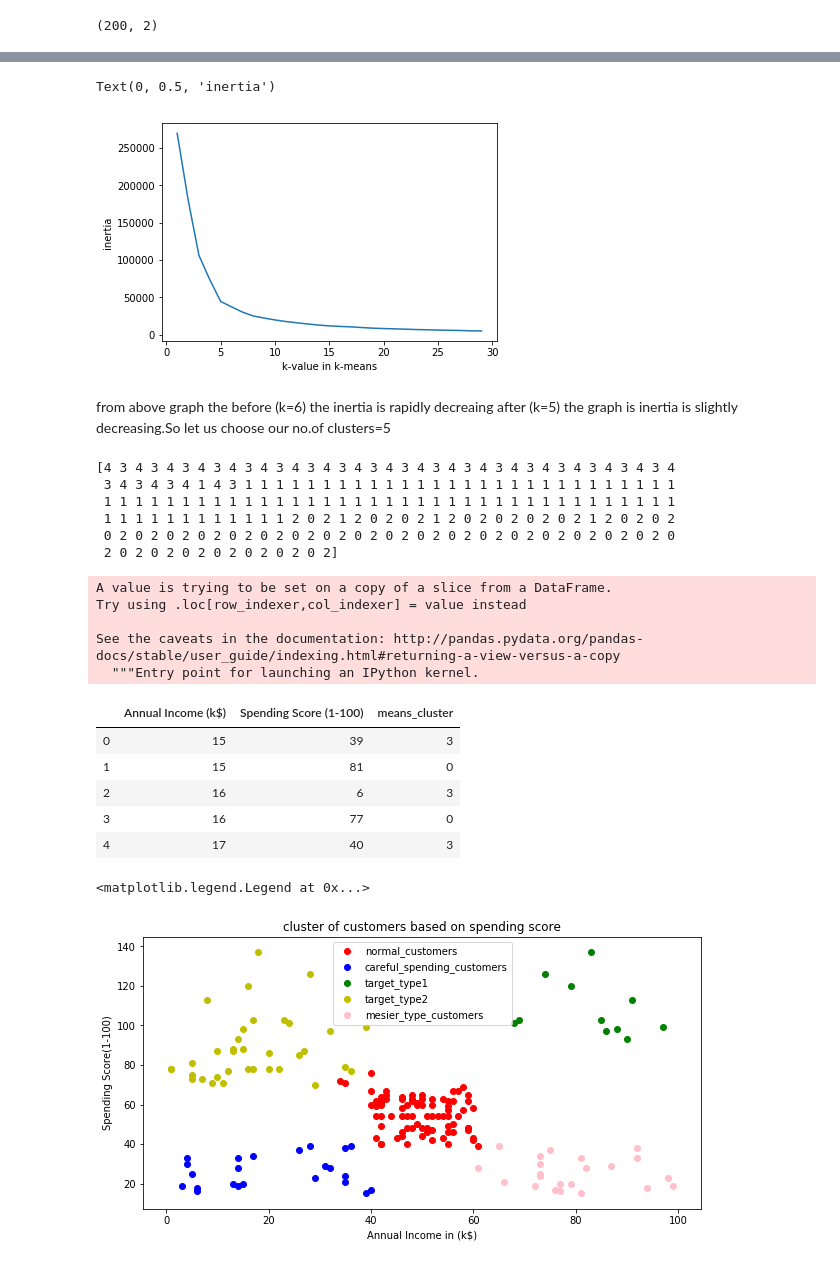
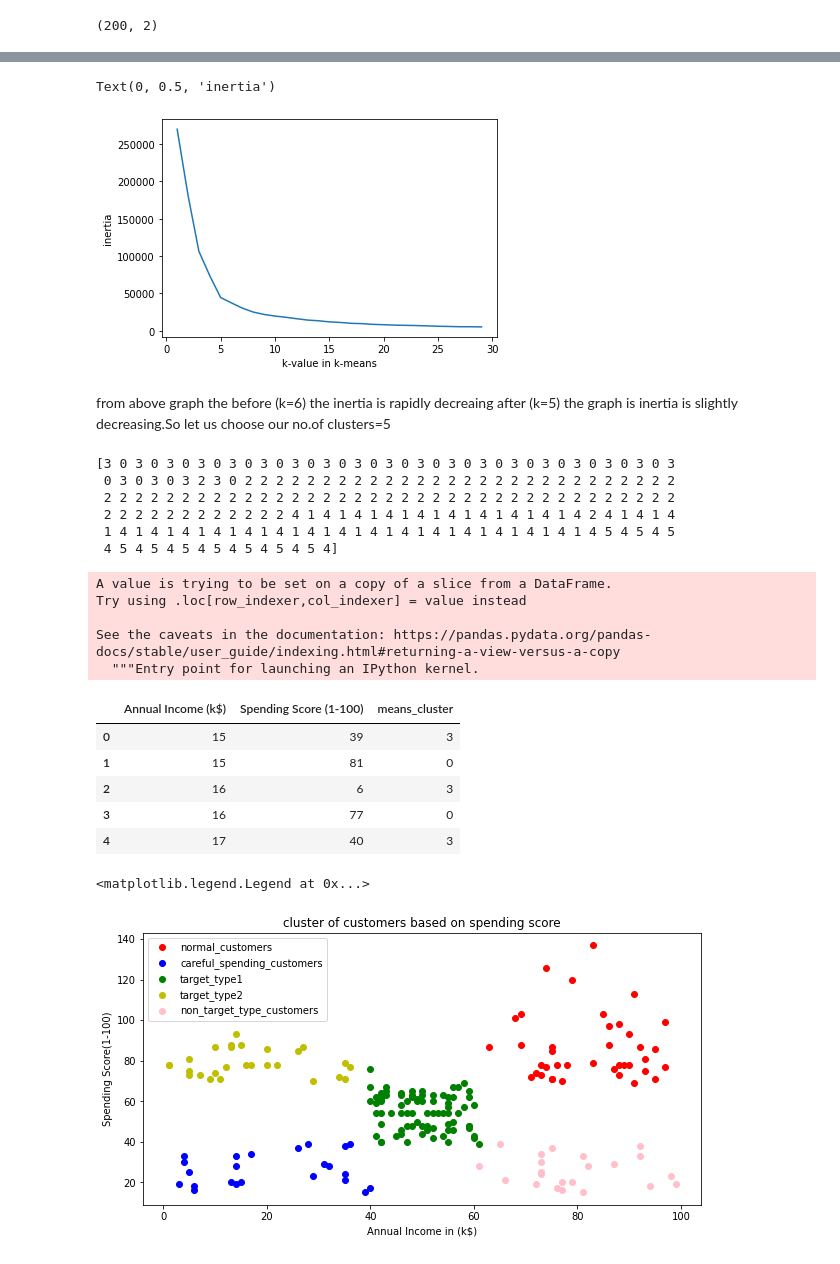
Before and after one commit to varunreddy1268/Customer_Segmentation, a Jupyter notebook: mall-customers-clustering-analysis.ipynb, the cells around one changed output, grey strips where cells are left out. Cells and saved outputs as stored; diff of their text form; code cells hidden in the pictures.

```diff
--- a/mall-customers-clustering-analysis.ipynb
+++ b/mall-customers-clustering-analysis.ipynb
@@ -11,7 +11,7 @@ import seaborn as sns
 **Reading the Dataset**
 # %%
 # importing the dataset
-data1= pd.read_csv('../input/Mall_Customers.csv')
+data1= pd.read_csv('/content/Mall_Customers.csv')
 data1.head()
 # %% [output]
 |  | CustomerID | Gender | Age | Annual Income (k$) | Spending Score (1-100) |
@@ -179,20 +183,20 @@ plt.xlabel('k-value in k-means')
 plt.ylabel('inertia')
 # %% [output]
 Text(0, 0.5, 'inertia')
-[figure, old version]
+[figure, new version]
 # %% [markdown]
 from above graph the before (k=6) the inertia is rapidly decreaing after (k=5) the graph is inertia is slightly decreasing.So let us choose our no.of clusters=5
 # %%
 km = KMeans(n_clusters = 6, init = 'k-means++', max_iter = 300, n_init = 1)
 pred = km.fit_predict(x_data)
-print(y_means)
+print(pred)
 # %% [output]
-[4 3 4 3 4 3 4 3 4 3 4 3 4 3 4 3 4 3 4 3 4 3 4 3 4 3 4 3 4 3 4 3 4 3 4 3 4
- 3 4 3 4 3 4 1 4 3 1 1 1 1 1 1 1 1 1 1 1 1 1 1 1 1 1 1 1 1 1 1 1 1 1 1 1 1
- 1 1 1 1 1 1 1 1 1 1 1 1 1 1 1 1 1 1 1 1 1 1 1 1 1 1 1 1 1 1 1 1 1 1 1 1 1
- 1 1 1 1 1 1 1 1 1 1 1 1 2 0 2 1 2 0 2 0 2 1 2 0 2 0 2 0 2 0 2 1 2 0 2 0 2
- 0 2 0 2 0 2 0 2 0 2 0 2 0 2 0 2 0 2 0 2 0 2 0 2 0 2 0 2 0 2 0 2 0 2 0 2 0
- 2 0 2 0 2 0 2 0 2 0 2 0 2 0 2]
+[3 0 3 0 3 0 3 0 3 0 3 0 3 0 3 0 3 0 3 0 3 0 3 0 3 0 3 0 3 0 3 0 3 0 3 0 3
+ 0 3 0 3 0 3 2 3 0 2 2 2 2 2 2 2 2 2 2 2 2 2 2 2 2 2 2 2 2 2 2 2 2 2 2 2 2
+ 2 2 2 2 2 2 2 2 2 2 2 2 2 2 2 2 2 2 2 2 2 2 2 2 2 2 2 2 2 2 2 2 2 2 2 2 2
+ 2 2 2 2 2 2 2 2 2 2 2 2 4 1 4 1 4 1 4 1 4 1 4 1 4 1 4 1 4 1 4 2 4 1 4 1 4
+ 1 4 1 4 1 4 1 4 1 4 1 4 1 4 1 4 1 4 1 4 1 4 1 4 1 4 1 4 1 4 1 4 5 4 5 4 5
+ 4 5 4 5 4 5 4 5 4 5 4 5 4 5 4]
 # %%
 x_data['means_cluster']=pred
 x_data.head()
@@ -200,7 +204,7 @@ x_data.head()
 A value is trying to be set on a copy of a slice from a DataFrame.
 Try using .loc[row_indexer,col_indexer] = value instead
 
-See the caveats in the documentation: http://pandas.pydata.org/pandas-docs/stable/user_guide/indexing.html#returning-a-view-versus-a-copy
+See the caveats in the documentation: https://pandas.pydata.org/pandas-docs/stable/user_guide/indexing.html#returning-a-view-versus-a-copy
   """Entry point for launching an IPython kernel.
 |  | Annual Income (k$) | Spending Score (1-100) | means_cluster |
 | 0 | 15 | 39 | 3 |
@@ -211,15 +215,15 @@ See the caveats in the documentation: http://pandas.pydata.org/pandas-docs/stabl
 # %%
 #now we will plot scatter plot (annual_income vs spending _score) and represent our clusters.
 plt.figure(figsize=(10,5))
 plt.scatter(x_data[x_data['means_cluster']==4]['Spending Score (1-100)'],x_data[x_data['means_cluster']==4]['Annual Income (k$)'],color='r',label='normal_customers')
 plt.scatter(x_data[x_data['means_cluster']==3]['Spending Score (1-100)'],x_data[x_data['means_cluster']==3]['Annual Income (k$)'],color='b',label='careful_spending_customers')
 plt.scatter(x_data[x_data['means_cluster']==2]['Spending Score (1-100)'],x_data[x_data['means_cluster']==2]['Annual Income (k$)'],color='g',label='target_type1')
 plt.scatter(x_data[x_data['means_cluster']==1]['Spending Score (1-100)'],x_data[x_data['means_cluster']==1]['Annual Income (k$)'],color='y',label='target_type2')
-plt.scatter(x_data[x_data['means_cluster']==0]['Spending Score (1-100)'],x_data[x_data['means_cluster']==0]['Annual Income (k$)'],color='pink',label='mesier_type_customers')
+plt.scatter(x_data[x_data['means_cluster']==0]['Spending Score (1-100)'],x_data[x_data['means_cluster']==0]['Annual Income (k$)'],color='pink',label='non_target_type_customers')
 plt.xlabel('Annual Income in (k$)')
 plt.ylabel('Spending Score(1-100)')
 plt.title("cluster of customers based on spending score")
 plt.legend()
 # %% [output]
 <matplotlib.legend.Legend at 0x...>
-[figure, old version]
+[figure, new version]
```
Also changed, not shown: parts of 9 cells of this notebook.
